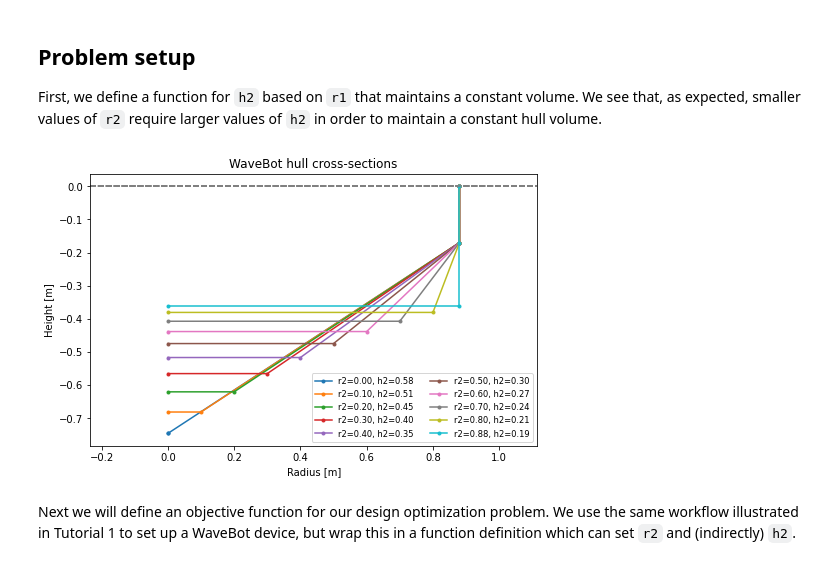
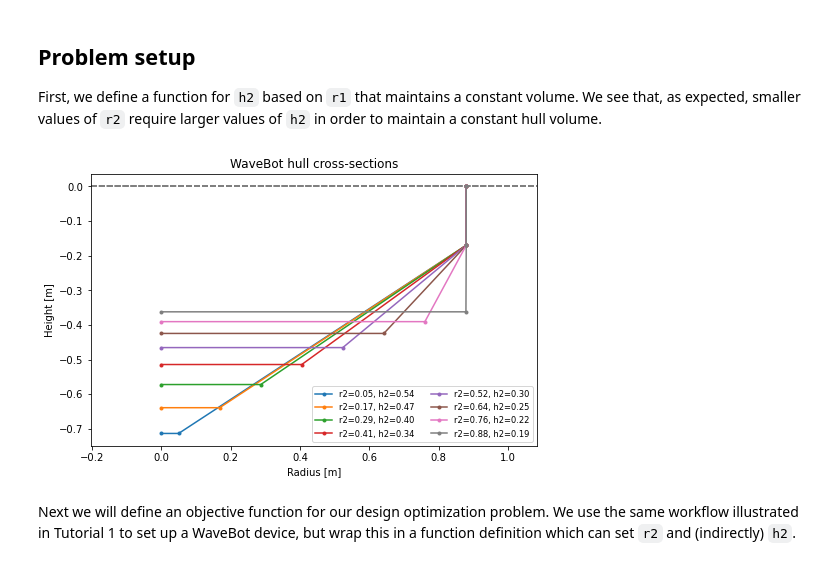
Before and after one commit to sandialabs/WecOptTool, a Jupyter notebook: examples/tutorial_2_wavebot_optimization.ipynb, the cells around one changed output. Saved outputs shown, nothing was run; the diff lists cells and outputs as text; code cells hidden in the pictures.

```diff
--- a/examples/tutorial_2_wavebot_optimization.ipynb
+++ b/examples/tutorial_2_wavebot_optimization.ipynb
@@ -39,29 +39,29 @@ We see that, as expected, smaller values of `r2` require larger values of `h2` i
 # %%
 r1 = 0.88
 r2_0 = 0.35
 h2_0 = 0.37
 V0 = 1/3*np.pi*h2_0*(r1**2+r2_0**2+(r1*r2_0))
 
-r2_vals = np.concatenate([np.arange(0.0, r1, 0.1), [r1]])
+r2_vals = np.linspace(0.05, 0.88*0.999, 8, endpoint=True)
 
 
 def h2_from_r2(r2, V=V0, r1=r1):
     h2 = V/(1/3*np.pi*(r1**2+r2**2+(r1*r2)))
     return h2
 
 
 # plot
 mapres = map(h2_from_r2, r2_vals)
 h2_vals = list(mapres)
 
 fig1, ax1 = plt.subplots(figsize=(8,5))
 for r2, h2 in zip(r2_vals.tolist(), h2_vals):
     _ = wot.geom.WaveBot(r2=r2, h2=h2).plot_cross_section(
         ax=ax1, label=f"r2={r2:.2f}, h2={h2:.2f}")
 ax1.legend(loc='best', fontsize='small',ncol=2)
 _ = ax1.set_title('WaveBot hull cross-sections')
 # %% [output]
-[figure, old version]
+[figure, new version]
 # %% [markdown]
 Next we will define an objective function for our design optimization problem. We use the same workflow illustrated in Tutorial 1 to set up a WaveBot device, but wrap this in a function definition which can set `r2` and (indirectly) `h2`.
 # %%
```
Also changed, not shown: parts of 4 cells of this notebook.
